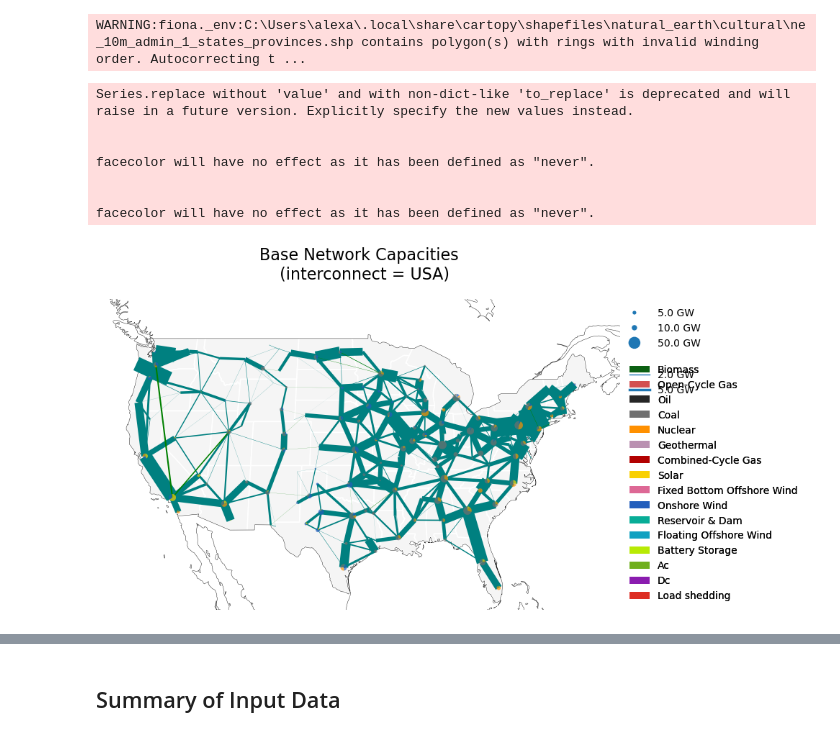
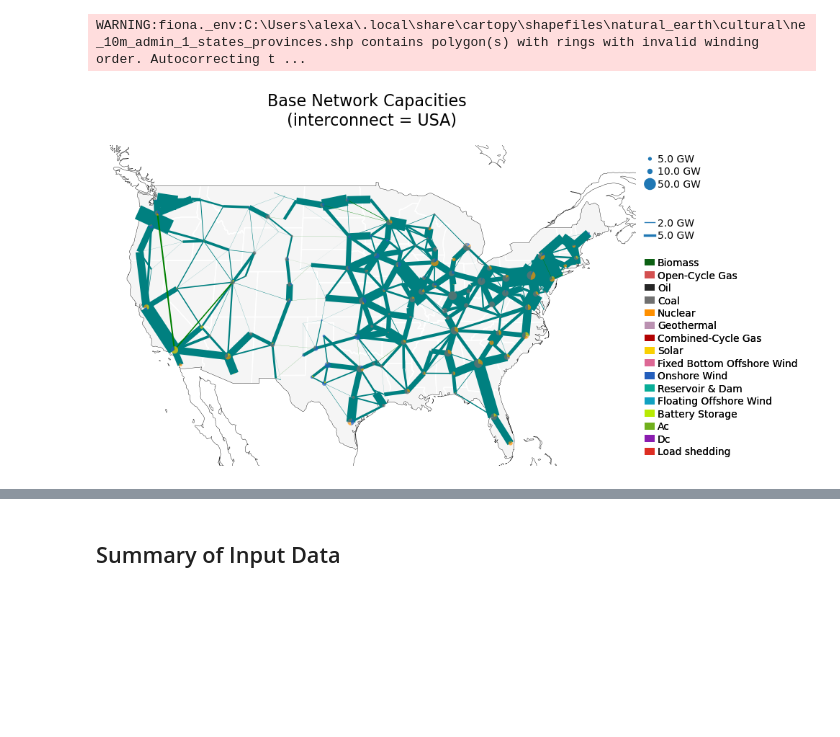
Before and after one commit to af3913/pypsa-usa, a Jupyter notebook: workflow/pypsa-usa_technical_appendix.ipynb, the cells around one changed output, grey strips where cells are left out. Drawn from its saved outputs; the diff is of its cells as text; code cells hidden in the pictures; blank space fills up the shorter version.

```diff
--- a/workflow/pypsa-usa_technical_appendix.ipynb
+++ b/workflow/pypsa-usa_technical_appendix.ipynb
@@ -120,24 +120,20 @@ WARNING:fiona._env:C:\Users\alexa\.local\share\cartopy\shapefiles\natural_earth\
 # %%
 # Import capacity plot function from pypsa-usa scripts.
 from plot_network_maps import plot_base_capacity_map, get_capacity_base
+
+# Prevent legends from overlapping
+plt.rcParams["legend.labelspacing"] = .25
+plt.rcParams["legend.handlelength"] = 1
+plt.rcParams["legend.handletextpad"] = .25
 
 # Plot capacity map
 plot_base_capacity_map(
     n=network,
     regions=gdf_states,
     carriers=["solar", "wind", "onwind", "offwind", "ror", "nuclear", "gas", "coal", "battery"],
-    save="C:/Users/alexa/Policy_Integrity/figures/USA_capacity_map.png",
+    save="C:/Users/alexa/Policy_Integrity/figures/USA_capacity_map.png", # chnage to users file path
     interconnect="USA",
 )
-
-#
 # %% [output]
-Series.replace without 'value' and with non-dict-like 'to_replace' is deprecated and will raise in a future version. Explicitly specify the new values instead.
-
-
-facecolor will have no effect as it has been defined as "never".
-
-
-facecolor will have no effect as it has been defined as "never".
-[figure, old version]
+[figure, new version]
 # %%
```
Also changed, not shown: parts of 29 cells of this notebook, 1 other file.
